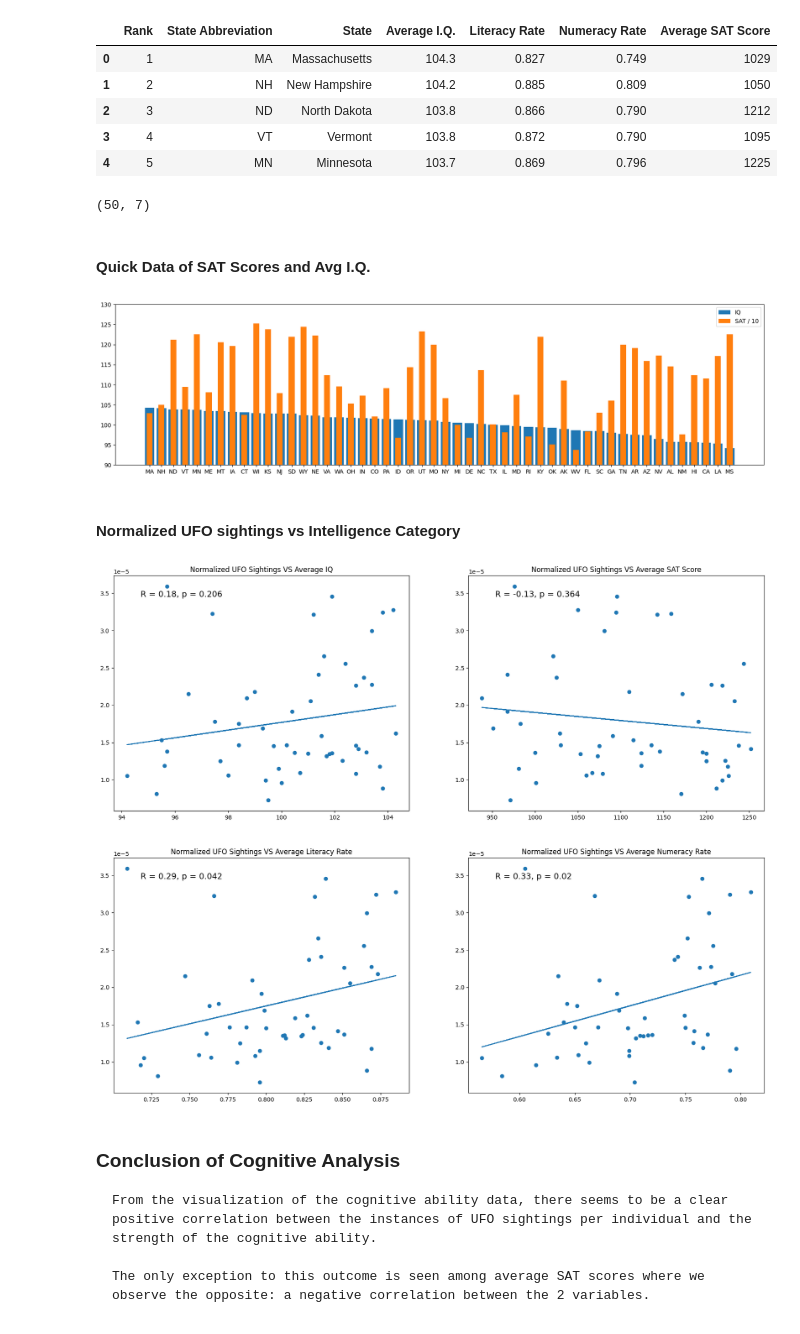
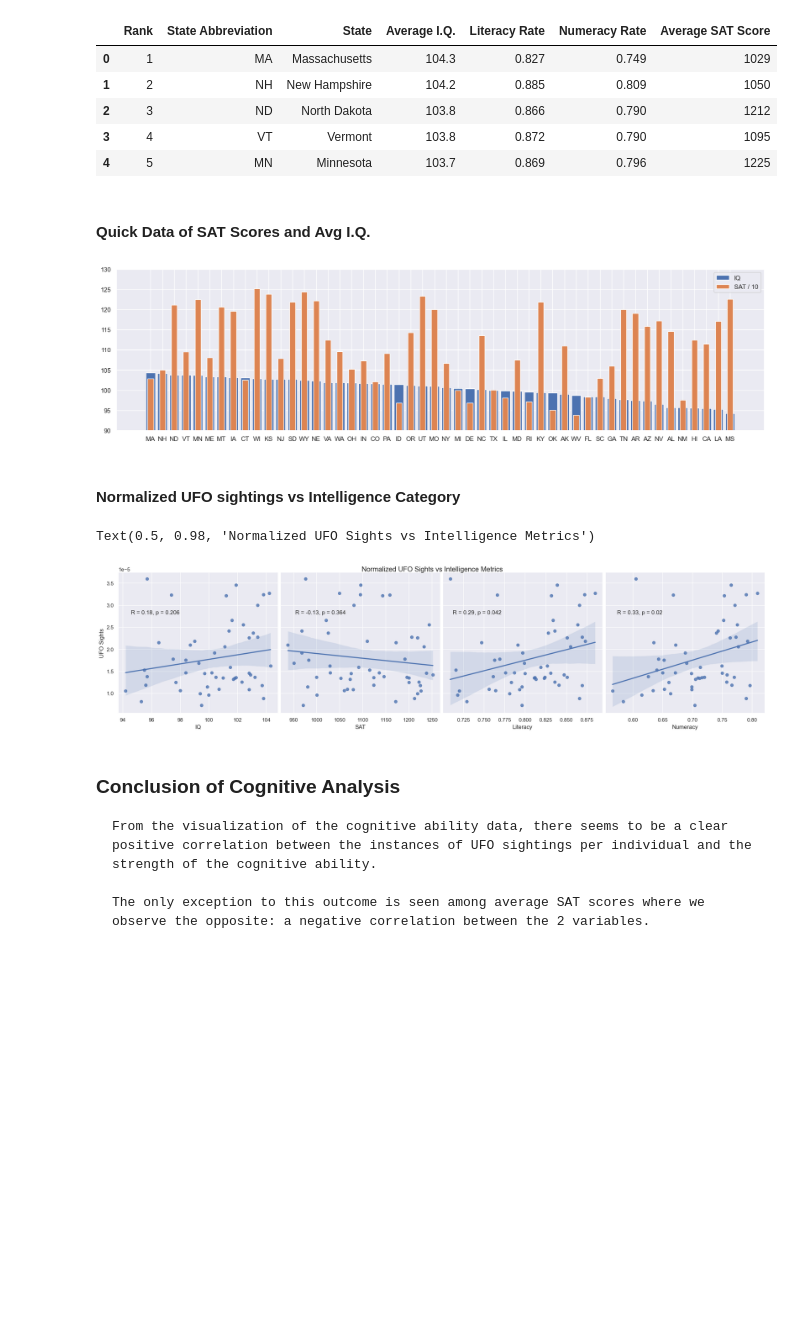
Before and after one commit to codycosta/ENGR201, a Jupyter notebook: weeks-9-10-final-project/project.ipynb, the cells around one changed output. Drawn from its saved outputs; the diff is of its cells as text; code cells hidden in the pictures; blank space fills up the shorter version.

Commit message:
cleaned up code, replaced plots with seaborn ones

```diff
--- a/weeks-9-10-final-project/project.ipynb
+++ b/weeks-9-10-final-project/project.ipynb
@@ -65,3 +49,5 @@ def chart_coords(x_arr: np.ndarray, y_arr: np.ndarray, position: str) -> tuple:
+# %%
+sns.set_theme(rc={'figure.figsize':(20, 5)})
 # %% [markdown]
 # Part 1:
 ## Create a Normalized Set of UFO Occurrence Data Based on Population Size
@@ -177,10 +146,6 @@ iq_data.head()
 | 2 | 3 | ND | North Dakota | 103.8 | 0.866 | 0.790 | 1212 |
 | 3 | 4 | VT | Vermont | 103.8 | 0.872 | 0.790 | 1095 |
 | 4 | 5 | MN | Minnesota | 103.7 | 0.869 | 0.796 | 1225 |
-# %%
-iq_data.shape
-# %% [output]
-(50, 7)
 # %% [markdown]
 #### Quick Data of SAT Scores and Avg I.Q.
 # %%
@@ -192,66 +157,45 @@ plt.ylim([90, 130])
 
 plt.show()
 # %% [output]
-[figure, old version]
+[figure, new version]
 # %% [markdown]
 #### Normalized UFO sightings vs Intelligence Category
 # %%
-# data for plots
-
 iq_scores   = np.array([])
 sat_scores  = np.array([])
 literacy    = np.array([])
 numeracy    = np.array([])
 
 for idx, state in enumerate(pop['State Abbreviation']):
     row = iq_data['State Abbreviation'] == state
     iq_scores   = np.append(iq_scores, iq_data[row]['Average I.Q.'])
     sat_scores  = np.append(sat_scores, iq_data[row]['Average SAT Score'])
     literacy    = np.append(literacy, iq_data[row]['Literacy Rate'])
     numeracy    = np.append(numeracy, iq_data[row]['Numeracy Rate'])
 
 r1, p1 = stats.pearsonr(iq_scores, normalized_ufo_sightings)
 r2, p2 = stats.pearsonr(sat_scores, normalized_ufo_sightings)
 r3, p3 = stats.pearsonr(literacy, normalized_ufo_sightings)
 r4, p4 = stats.pearsonr(numeracy, normalized_ufo_sightings)
 
+pairs = pd.DataFrame({
+    'IQ': iq_scores,
+    'SAT': sat_scores,
+    'Literacy': literacy,
+    'Numeracy': numeracy,
+    'UFO Sights': normalized_ufo_sightings
+})
 
-# plots
+pp = sns.pairplot(data=pairs, x_vars=['IQ', 'SAT', 'Literacy', 'Numeracy'], y_vars='UFO Sights', kind='reg', height=5)
 
-fit, ax = plt.subplots(2, 2, figsize=[20, 16])
-
-ax[0, 0].scatter(iq_scores, normalized_ufo_sightings)
-ax[0, 0].set_title('Normalized UFO Sightings VS Average IQ')
-ax[0, 0].annotate(f'R = {np.round(r1, 2)}, p = {np.round(p1, 3)}', chart_coords(iq_scores, normalized_ufo_sightings, position='ul'), fontsize=14)
-
-ax[0, 1].scatter(sat_scores, normalized_ufo_sightings)
-ax[0, 1].set_title('Normalized UFO Sightings VS Average SAT Score')
-ax[0, 1].annotate(f'R = {np.round(r2, 2)}, p = {np.round(p2, 3)}', chart_coords(sat_scores, normalized_ufo_sightings, position='ul'), fontsize=14)
-
-ax[1, 0].scatter(literacy, normalized_ufo_sightings)
-ax[1, 0].set_title('Normalized UFO Sightings VS Average Literacy Rate')
-ax[1, 0].annotate(f'R = {np.round(r3, 2)}, p = {np.round(p3, 3)}', chart_coords(literacy, normalized_ufo_sightings, position='ul'), fontsize=14)
-
-ax[1, 1].scatter(numeracy, normalized_ufo_sightings)
-ax[1, 1].set_title('Normalized UFO Sightings VS Average Numeracy Rate')
-ax[1, 1].annotate(f'R = {np.round(r4, 2)}, p = {np.round(p4, 3)}', chart_coords(numeracy, normalized_ufo_sightings, position='ul'), fontsize=14)
-
-
-# linear regression
-
-m1, b1 = np.polyfit(iq_scores, normalized_ufo_sightings, 1)
-m2, b2 = np.polyfit(sat_scores, normalized_ufo_sightings, 1)
-m3, b3 = np.polyfit(literacy, normalized_ufo_sightings, 1)
-m4, b4 = np.polyfit(numeracy, normalized_ufo_sightings, 1)
-
-ax[0, 0].plot(iq_scores, m1 * iq_scores + b1)
-ax[0, 1].plot(sat_scores, m2 * sat_scores + b2)
-ax[1, 0].plot(literacy, m3 * literacy + b3)
-ax[1, 1].plot(numeracy, m4 * numeracy + b4)
-
-plt.show()
+pp.figure.text(0.06, 0.7, f'R = {round(r1, 2)}, p = {round(p1, 3)}')
+pp.figure.text(0.3, 0.7, f'R = {round(r2, 2)}, p = {round(p2, 3)}')
+pp.figure.text(0.53, 0.7, f'R = {round(r3, 2)}, p = {round(p3, 3)}')
+pp.figure.text(0.77, 0.7, f'R = {round(r4, 2)}, p = {round(p4, 3)}')
+pp.figure.suptitle('Normalized UFO Sights vs Intelligence Metrics')
 # %% [output]
+Text(0.5, 0.98, 'Normalized UFO Sights vs Intelligence Metrics')
-[figure, old version]
+[figure, new version]
 # %% [markdown]
 ### Conclusion of Cognitive Analysis
     From the visualization of the cognitive ability data, there seems to be a clear positive correlation between the instances of UFO sightings per individual and the strength of the cognitive ability.
```
Also changed, not shown: parts of 34 cells of this notebook, 1 other file.
